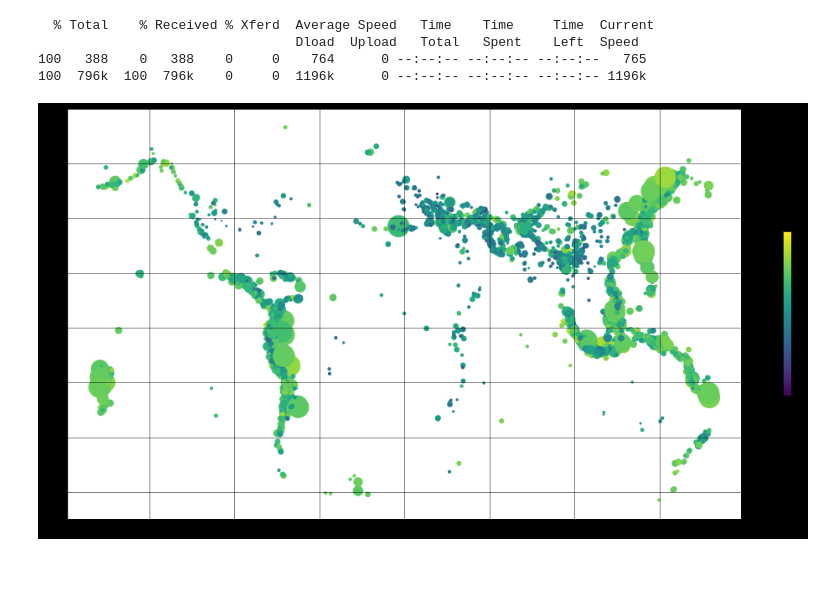
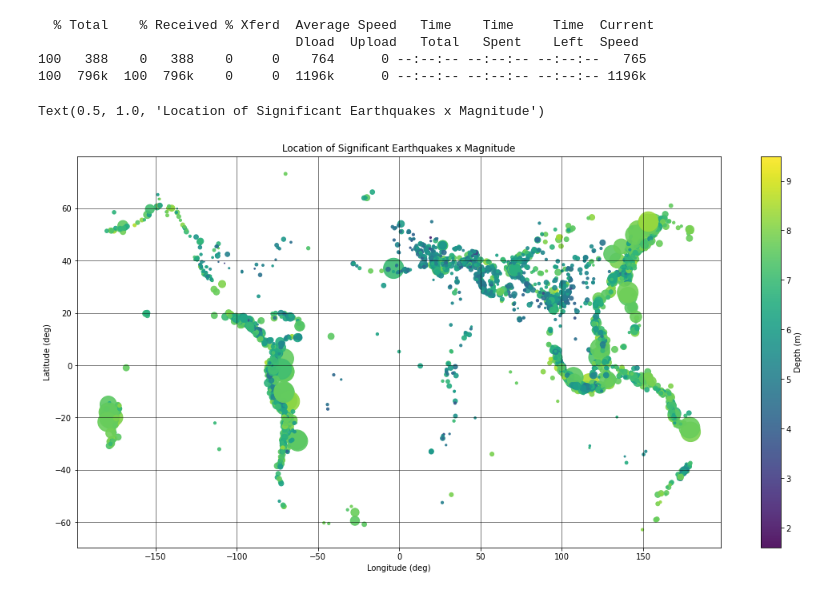
Before and after one commit to DRUFS/Tasks-Python-Research-Computing-, a Jupyter notebook: more_matplotlib.ipynb, the cells around one changed output. Saved outputs shown, nothing was run; the diff lists cells and outputs as text; code cells hidden in the pictures; blank space fills up the shorter version.

Commit message:
Scatter

```diff
--- a/more_matplotlib.ipynb
+++ b/more_matplotlib.ipynb
@@ -192,10 +192,16 @@ magnitude = earthquakes[:, 9]
 latitude = earthquakes[:, 20]
 longitude = earthquakes[:, 21]
 # %%
-fig, ax = plt.subplots(figsize = (18, 9), facecolor = "k")
+fig, ax = plt.subplots(figsize = (18, 9)) #, facecolor = "k")
 
-a = ax.scatter(longitude, latitude, depth, magnitude)
-b = fig.colorbar(a, shrink = 0.4)
+a = ax.scatter(longitude, latitude, depth, magnitude, alpha = .9)
+b = fig.colorbar(a)#, shrink = 0.4)
+b.ax.set_ylabel("Depth (m)")
 c = plt.grid(color = "k", linewidth = .5)
+
+plt.xlabel("Longitude (deg)")
+plt.ylabel("Latitude (deg)")
+plt.title("Location of Significant Earthquakes x Magnitude")
 # %% [output]
+Text(0.5, 1.0, 'Location of Significant Earthquakes x Magnitude')
-[figure, old version]
+[figure, new version]
```
